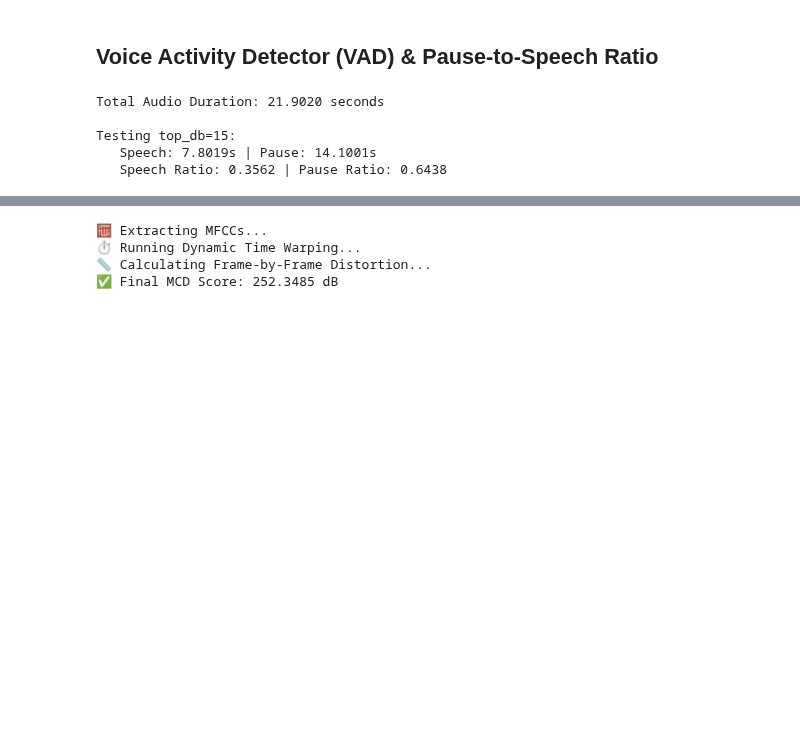
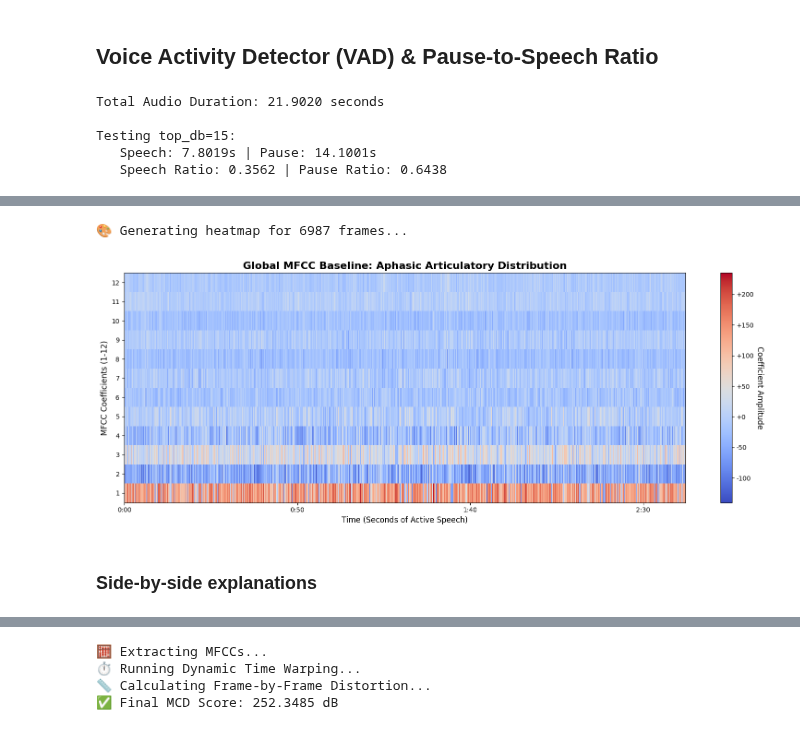
Before and after one commit to varrelkusuma/MedEmoji-TTS, a Jupyter notebook: jupyter/dataset-preprocessing/dataset_feature_calculation.ipynb, the cells around one changed output, grey strips where cells are left out. Saved outputs shown, nothing was run; the diff lists cells and outputs as text; code cells hidden in the pictures; blank space fills up the shorter version.

```diff
--- a/jupyter/dataset-preprocessing/dataset_feature_calculation.ipynb
+++ b/jupyter/dataset-preprocessing/dataset_feature_calculation.ipynb
@@ -252,0 +427,3 @@ TypeError: 'NoneType' object is not subscriptable
+# %%
+TARGET_DIRECTORY = "/rds/general/user/ak8224/home/emoji_project/data/Emotion/Male-Emotion/Happy"
+global_mfcc_healthy = batch_analyze_directory_mfcc(TARGET_DIRECTORY)
@@ -252,0 +448,7 @@ TypeError: 'NoneType' object is not subscriptable
+# %%
+plot_mfcc_heatmap(global_mfcc_healthy)
+# %% [output]
+🎨 Generating heatmap for 6987 frames...
+[figure, added]
+# %% [markdown]
+### Side-by-side explanations
```
Also changed, not shown: parts of 16 cells of this notebook, 41 other files.
